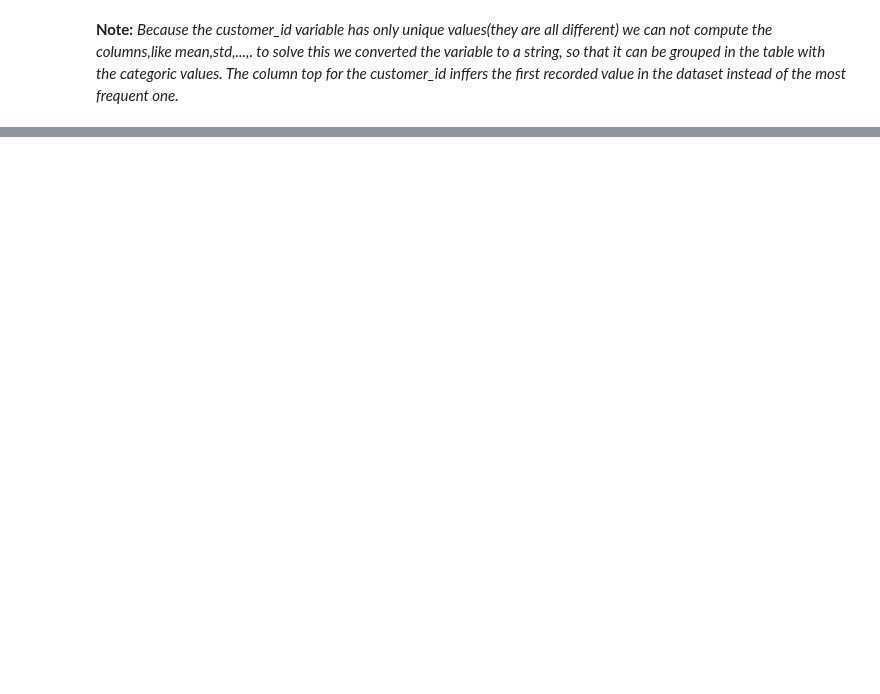
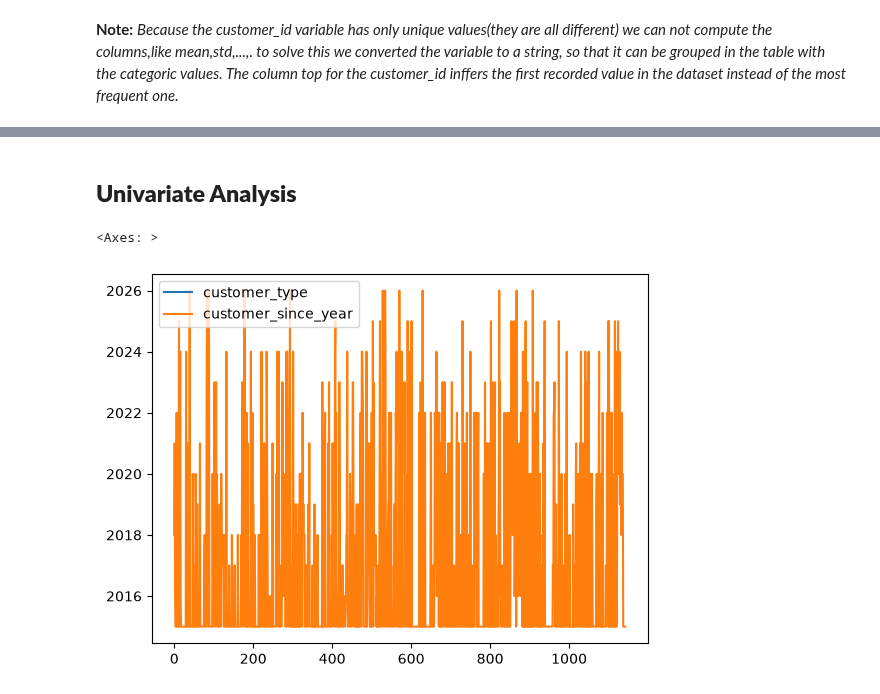
Before and after one commit to Diogosousa03/ML_Grupo18, a Jupyter notebook: notebooks/Clients.ipynb, the cells around one changed output, grey strips where cells are left out. Cells and saved outputs as stored; diff of their text form; code cells hidden in the pictures; blank space fills up the shorter version.

Commit message:
Descriptive statistics and started the univariate analysis
Co-authored-by: Name <dmrllsousa@gmail.com>

```diff
--- a/notebooks/Clients.ipynb
+++ b/notebooks/Clients.ipynb
@@ -114,0 +168,7 @@ After running the lines of code above, we can observe that the customer table co
+# %% [markdown]
+## **Univariate Analysis** ##
+# %%
+df.plot()
+# %% [output]
+<Axes: >
+[figure, added]
```
Also changed, not shown: parts of 13 cells of this notebook.
